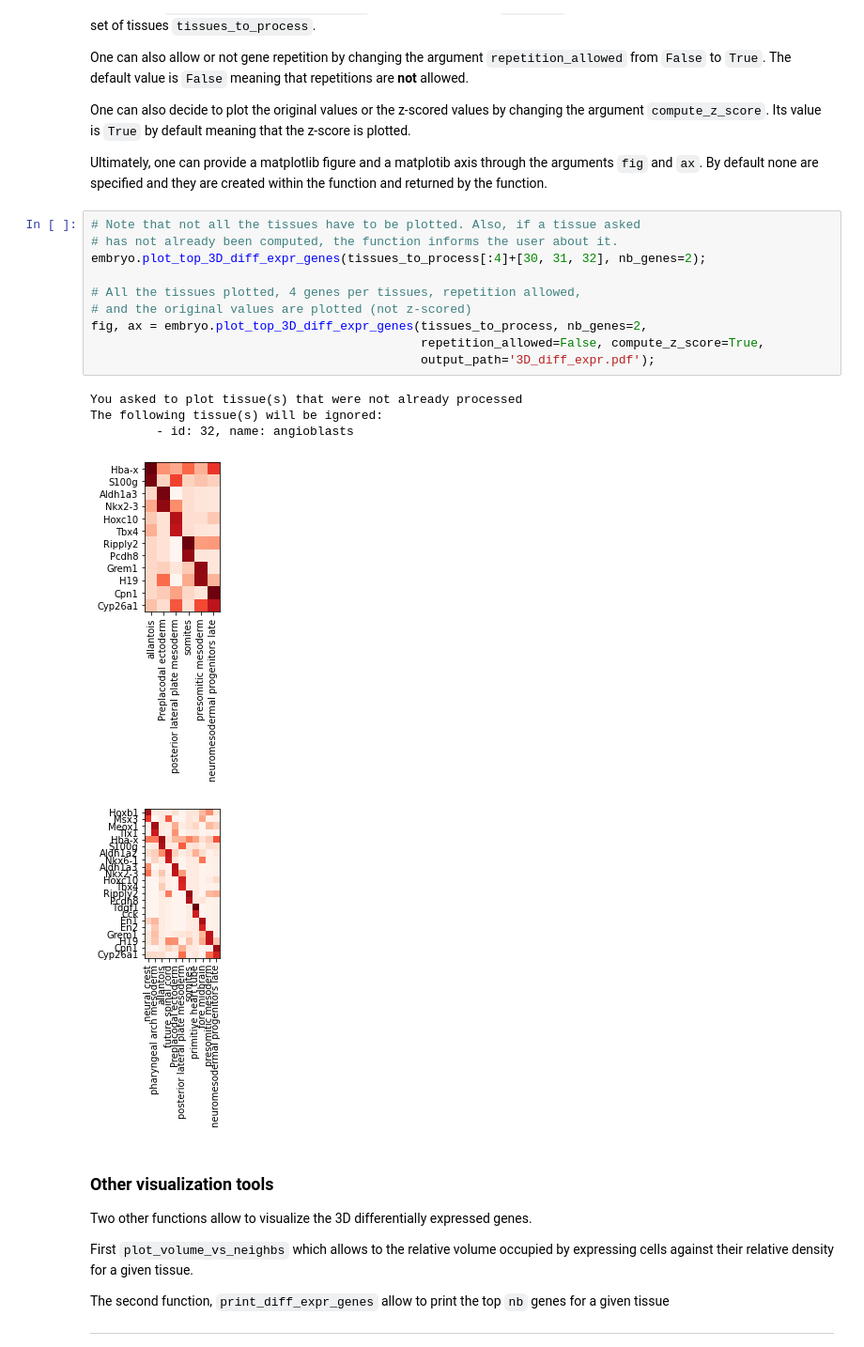
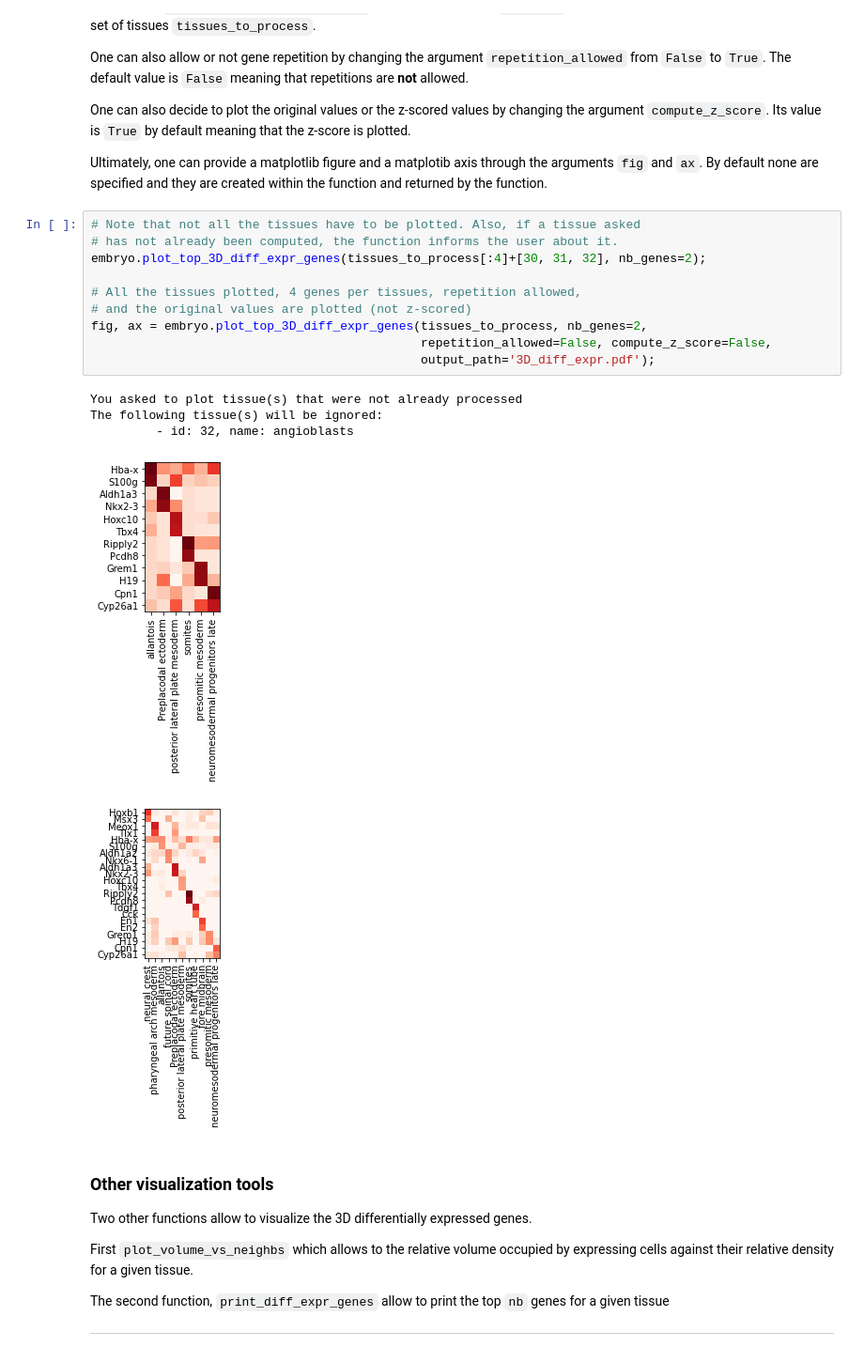
Before and after one commit to GuignardLab/sc3D, a Jupyter notebook: Spatial-differential-expression.ipynb, the cells around one changed output. Shown at 94% size. Saved outputs shown, nothing was run; the diff lists cells and outputs as text.

```diff
--- a/Spatial-differential-expression.ipynb
+++ b/Spatial-differential-expression.ipynb
@@ -94,19 +94,19 @@ Ultimately, one can provide a matplotlib figure and a matplotib axis through the
 # %%
 # Note that not all the tissues have to be plotted. Also, if a tissue asked
 # has not already been computed, the function informs the user about it.
 embryo.plot_top_3D_diff_expr_genes(tissues_to_process[:4]+[30, 31, 32], nb_genes=2);
 
 # All the tissues plotted, 4 genes per tissues, repetition allowed,
 # and the original values are plotted (not z-scored)
 fig, ax = embryo.plot_top_3D_diff_expr_genes(tissues_to_process, nb_genes=2,
-                                             repetition_allowed=False, compute_z_score=True,
+                                             repetition_allowed=False, compute_z_score=False,
                                              output_path='3D_diff_expr.pdf');
 # %% [output]
 You asked to plot tissue(s) that were not already processed
 The following tissue(s) will be ignored:
          - id: 32, name: angioblasts
 [figure]
-[figure, old version]
+[figure, new version]
 # %% [markdown]
 ### Other visualization tools
 Two other functions allow to visualize the 3D differentially expressed genes.
```
